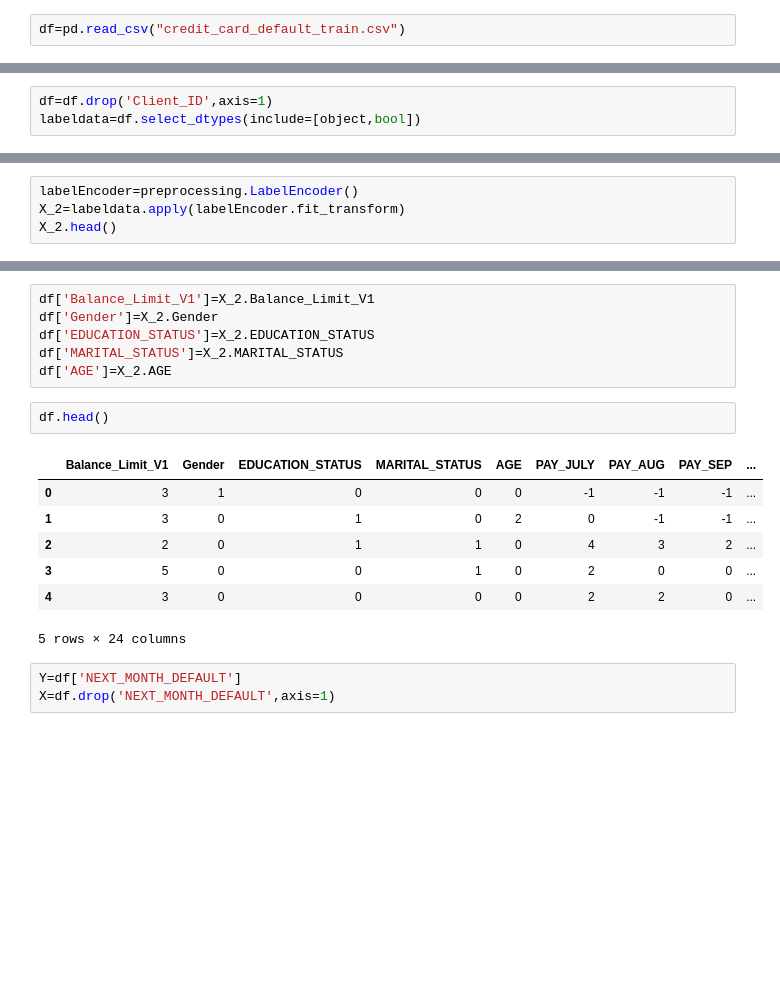
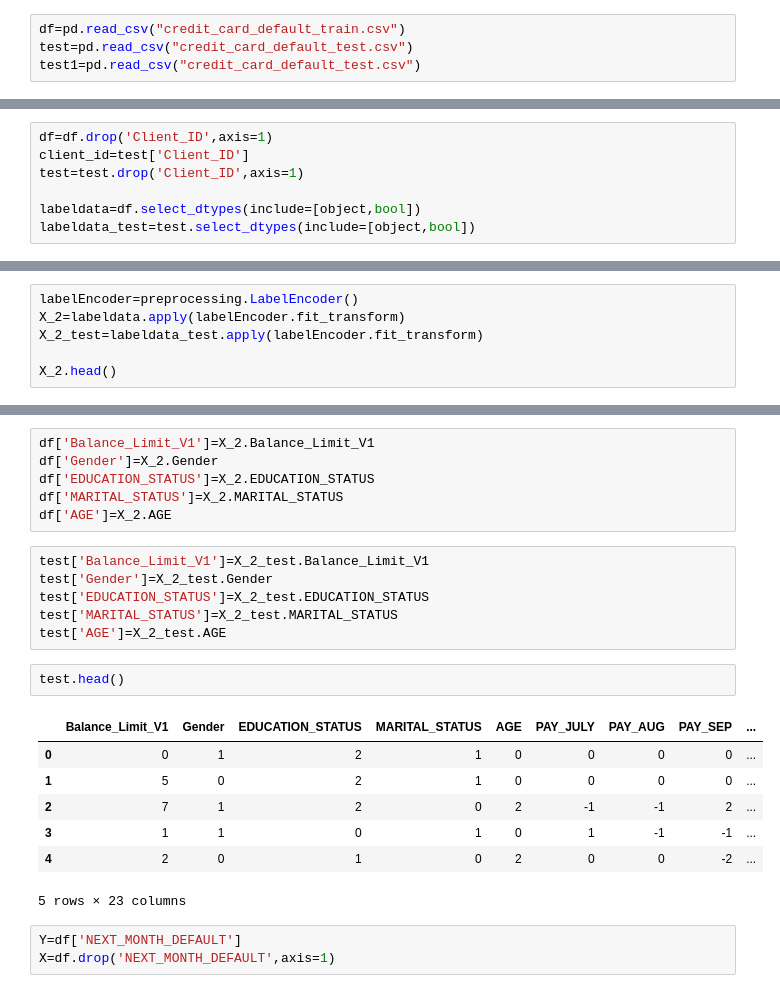
Before and after one commit to shashimalcse/Data-Storm-1.0, a Jupyter notebook: datastorm.ipynb, the cells around one changed output, grey strips where cells are left out. Cells and saved outputs as stored; diff of their text form; blank space fills up the shorter version.

```diff
--- a/datastorm.ipynb
+++ b/datastorm.ipynb
@@ -4,4 +4,6 @@ import pandas as pd
 import numpy as np
 # %%
 df=pd.read_csv("credit_card_default_train.csv")
+test=pd.read_csv("credit_card_default_test.csv")
+test1=pd.read_csv("credit_card_default_test.csv")
 # %%
@@ -17,11 +19,17 @@ df.head()
 # %%
 df=df.drop('Client_ID',axis=1)
+client_id=test['Client_ID']
+test=test.drop('Client_ID',axis=1)
+
 labeldata=df.select_dtypes(include=[object,bool])
+labeldata_test=test.select_dtypes(include=[object,bool])
 # %%
 from sklearn import preprocessing
 # %%
 labelEncoder=preprocessing.LabelEncoder()
 X_2=labeldata.apply(labelEncoder.fit_transform)
+X_2_test=labeldata_test.apply(labelEncoder.fit_transform)
+
 X_2.head()
 # %% [output]
 |  | Balance_Limit_V1 | Gender | EDUCATION_STATUS | MARITAL_STATUS | AGE |
@@ -39,16 +47,22 @@ df['Gender']=X_2.Gender
 df['EDUCATION_STATUS']=X_2.EDUCATION_STATUS
 df['MARITAL_STATUS']=X_2.MARITAL_STATUS
 df['AGE']=X_2.AGE
+# %%
+test['Balance_Limit_V1']=X_2_test.Balance_Limit_V1
+test['Gender']=X_2_test.Gender
+test['EDUCATION_STATUS']=X_2_test.EDUCATION_STATUS
+test['MARITAL_STATUS']=X_2_test.MARITAL_STATUS
+test['AGE']=X_2_test.AGE
 # %%
-df.head()
+test.head()
 # %% [output]
 |  | Balance_Limit_V1 | Gender | EDUCATION_STATUS | MARITAL_STATUS | AGE | PAY_JULY | PAY_AUG | PAY_SEP | ... |
-| 0 | 3 | 1 | 0 | 0 | 0 | -1 | -1 | -1 | ... |
-| 1 | 3 | 0 | 1 | 0 | 2 | 0 | -1 | -1 | ... |
-| 2 | 2 | 0 | 1 | 1 | 0 | 4 | 3 | 2 | ... |
-| 3 | 5 | 0 | 0 | 1 | 0 | 2 | 0 | 0 | ... |
-| 4 | 3 | 0 | 0 | 0 | 0 | 2 | 2 | 0 | ... |
+| 0 | 0 | 1 | 2 | 1 | 0 | 0 | 0 | 0 | ... |
+| 1 | 5 | 0 | 2 | 1 | 0 | 0 | 0 | 0 | ... |
+| 2 | 7 | 1 | 2 | 0 | 2 | -1 | -1 | 2 | ... |
+| 3 | 1 | 1 | 0 | 1 | 0 | 1 | -1 | -1 | ... |
+| 4 | 2 | 0 | 1 | 0 | 2 | 0 | 0 | -2 | ... |
-5 rows × 24 columns
+5 rows × 23 columns
 # %%
 Y=df['NEXT_MONTH_DEFAULT']
 X=df.drop('NEXT_MONTH_DEFAULT',axis=1)
```
Also changed, not shown: parts of 5 cells of this notebook, 2 other files.
